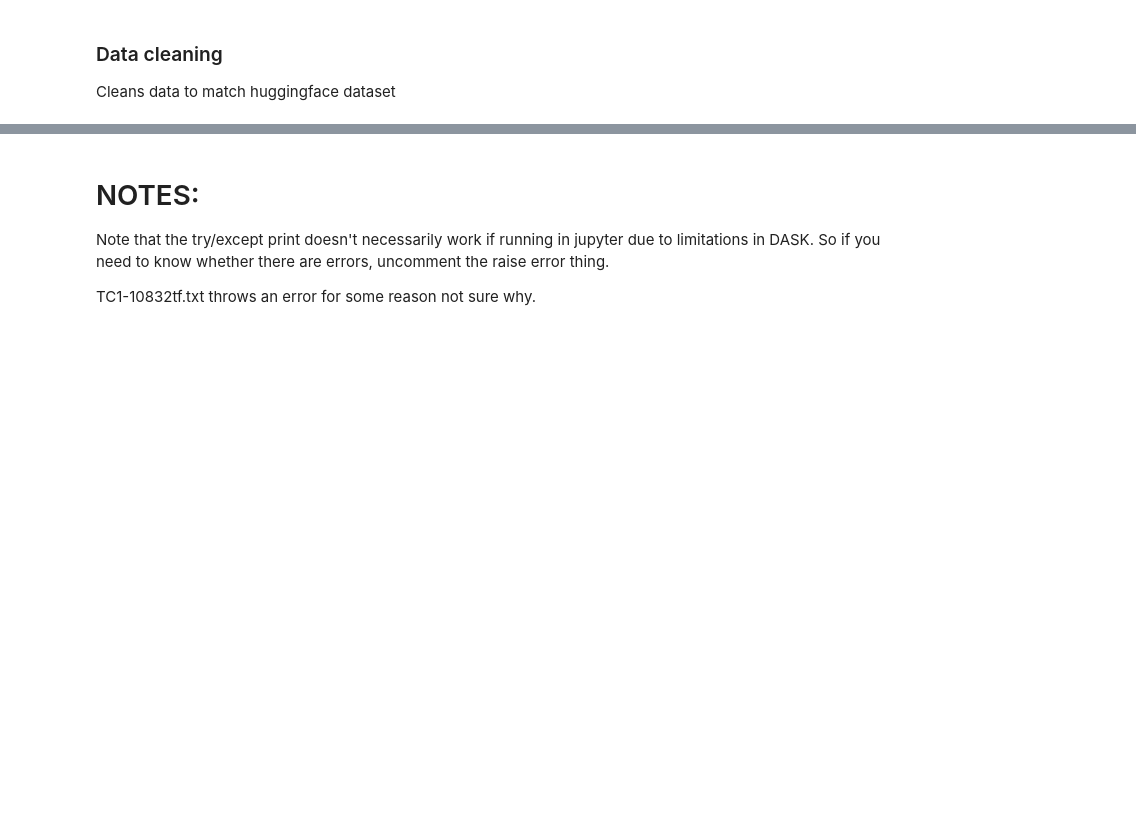
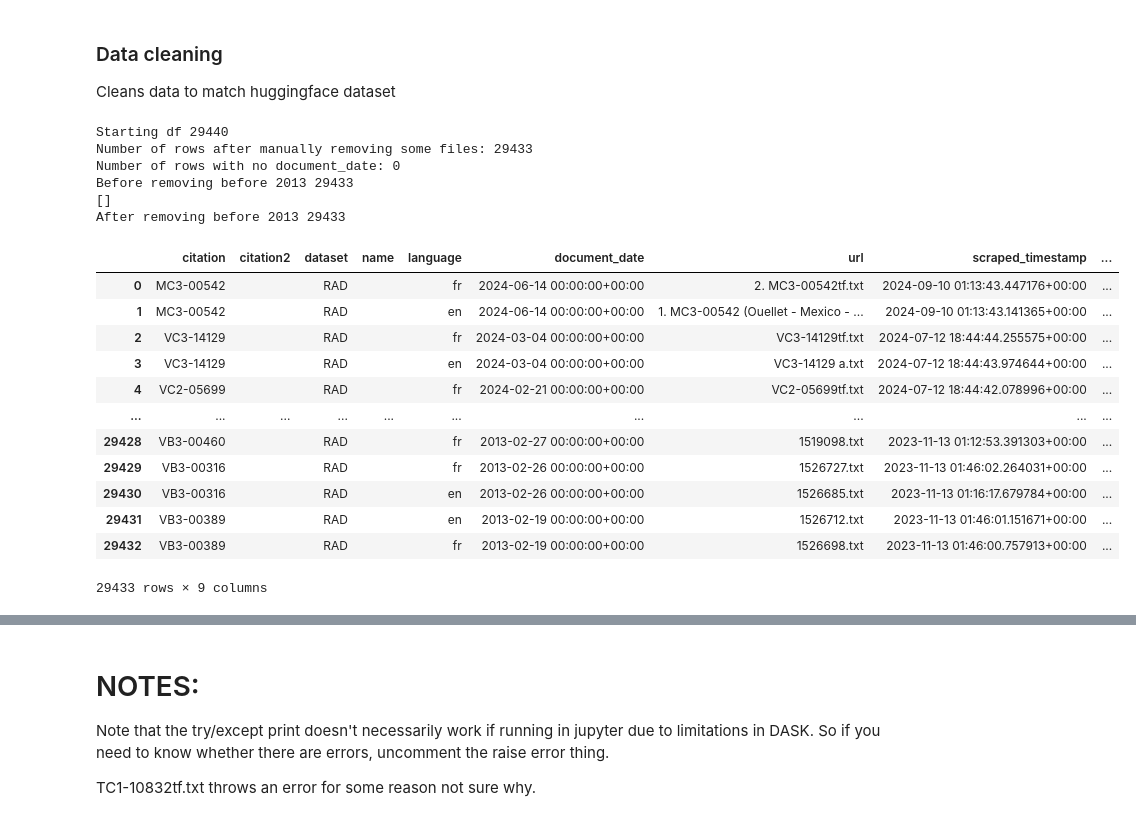
Before and after one commit to Refugee-Law-Lab/rad_bulk_data, a Jupyter notebook: a2aj_parse_rad_txt.ipynb, the cells around one changed output, grey strips where cells are left out. Cells and saved outputs as stored; diff of their text form; code cells hidden in the pictures; blank space fills up the shorter version.

```diff
--- a/a2aj_parse_rad_txt.ipynb
+++ b/a2aj_parse_rad_txt.ipynb
@@ -495,27 +547,22 @@ df.loc[df['url'] == '1577641.txt', 'document_date'] = pd.Timestamp('2014-06-23',
 df.loc[df['url'] == '1563624.txt', 'document_date'] = pd.Timestamp('2014-04-07', tz='UTC')
 df.loc[df['url'] == '1563601.txt', 'document_date'] = pd.Timestamp('2014-04-07', tz='UTC')
 df.loc[df['url'] == '1526721.txt', 'document_date'] = pd.Timestamp('2013-10-18', tz='UTC')
-
-
-
-# remove some problem files
-df = df[~((df['url'] == '3091929.txt'))]  # encoding didn't work, random characters
-df = df[~((df['url'] == '2757789.txt'))]  # encoding didn't work, random characters
-
-
-
+df.loc[df['url'] == '3091929.txt', 'document_date'] = pd.Timestamp('2019-06-11', tz='UTC')
+df.loc[df['url'] == '2757789.txt', 'document_date'] = pd.Timestamp('2016-02-23', tz='UTC')
+df.loc[df['url'] == '2901493.txt', 'document_date'] = pd.Timestamp('2018-03-16', tz='UTC')
+df.loc[df['url'] == '3546053.txt', 'document_date'] = pd.Timestamp('2021-01-12', tz='UTC')
+df.loc[df['url'] == '3229927.txt', 'document_date'] = pd.Timestamp('2020-01-24', tz='UTC')
+df.loc[df['url'] == '3229926.txt', 'document_date'] = pd.Timestamp('2020-01-24', tz='UTC')
 
 # remove a few rows where there is no matching other language decision, but multiple versions
-df = df[~((df['url'] == '1698365.txt'))]  # en one is missing, but fr one is there + multiple
 df = df[~((df['url'] == '2928118.txt'))]  # fr one is missing, but en one is there + multiple
-df = df[~((df['url'] == '3074046.txt'))]  # fr one is missing, but en one is there + multiple
 df = df[~((df['url'] == '3074046.txt'))]  # fr one is missing, but en one is there + multiple
 df = df[~((df['url'] == '2746200.txt'))]  # fr one is missing, but en one is there + multiple
 df = df[~((df['url'] == '3074119.txt'))]  # fr one is missing, but en one is there + multiple
 df = df[~((df['url'] == '3078334.txt'))]  # fr one is missing, but en one is there + multipl
 df = df[~((df['url'] == '2897171.txt'))]  # two fr same, no en, multiple.
 df = df[~((df['url'] == '2897172.txt'))]  # two fr same, no en, multiple.
-
+print("Number of rows after manually removing some files:", len(df))
 
 # manually fix some language issues
 df.loc[df['url'] == '1849447.txt', 'language'] = 'fr'
@@ -524,39 +571,57 @@ df.loc[df['url'] == '1831945.txt', 'language'] = 'fr'
 df.loc[df['url'] == '1831957.txt', 'language'] = 'fr'
 df.loc[df['url'] == '1698426.txt', 'language'] = 'fr'
 df.loc[df['url'] == '1526185.txt', 'language'] = 'fr'
 df.loc[df['url'] == '1691141.txt', 'language'] = 'fr'
 df.loc[df['url'] == '1691145.txt', 'language'] = 'fr'
 df.loc[df['url'] == '1849475.txt', 'language'] = 'fr'
 
-
-
 # fix dates format
 df['document_date'] = pd.to_datetime(df['document_date'], errors='coerce', utc=True)
 
 # Sort by document_date descending, so newest dates are first; NaT is last
 df = df.sort_values(by=['document_date', 'scraped_timestamp'], ascending=[False, False])
-
-# # Drop duplicates, keeping the first (i.e., the most recent document_date) ### MOVED TO EN/FR
-# df = df.drop_duplicates(subset=['unofficial_text'], keep='first')
-# print ("After removing duplicate unofficial text", len(df))
 
 # print number of rows with no document_date
 print("Number of rows with no document_date:", df['document_date'].isna().sum())
 
 
 # export to parquet the rows where there is no document_date
 df_no_date = df[df['document_date'].isna()]
 df_no_date.to_parquet("DATA/df_no_date.parquet", index=False)
 
 # Remove rows where document_date is before 2013
+print("Before removing before 2013", len(df))
+# print the rows where df[df['document_date'] >= pd.Timestamp('2013-01-01', tz='UTC')].reset_index(drop=True)
+print(df[df['document_date'] < pd.Timestamp('2013-01-01', tz='UTC')]['url'].tolist())
+
 df = df[df['document_date'] >= pd.Timestamp('2013-01-01', tz='UTC')].reset_index(drop=True)
 
 print ("After removing before 2013", len(df))
 
 # reset index
 df = df.reset_index(drop=True)
 
 df
+# %% [output]
+Starting df 29440
+Number of rows after manually removing some files: 29433
+Number of rows with no document_date: 0
+Before removing before 2013 29433
+[]
+After removing before 2013 29433
+|  | citation | citation2 | dataset | name | language | document_date | url | scraped_timestamp | ... |
+| 0 | MC3-00542 |  | RAD |  | fr | 2024-06-14 00:00:00+00:00 | 2. MC3-00542tf.txt | 2024-09-10 01:13:43.447176+00:00 | ... |
+| 1 | MC3-00542 |  | RAD |  | en | 2024-06-14 00:00:00+00:00 | 1. MC3-00542 (Ouellet - Mexico - ... | 2024-09-10 01:13:43.141365+00:00 | ... |
+| 2 | VC3-14129 |  | RAD |  | fr | 2024-03-04 00:00:00+00:00 | VC3-14129tf.txt | 2024-07-12 18:44:44.255575+00:00 | ... |
+| 3 | VC3-14129 |  | RAD |  | en | 2024-03-04 00:00:00+00:00 | VC3-14129 a.txt | 2024-07-12 18:44:43.974644+00:00 | ... |
+| 4 | VC2-05699 |  | RAD |  | fr | 2024-02-21 00:00:00+00:00 | VC2-05699tf.txt | 2024-07-12 18:44:42.078996+00:00 | ... |
+| ... | ... | ... | ... | ... | ... | ... | ... | ... | ... |
+| 29428 | VB3-00460 |  | RAD |  | fr | 2013-02-27 00:00:00+00:00 | 1519098.txt | 2023-11-13 01:12:53.391303+00:00 | ... |
+| 29429 | VB3-00316 |  | RAD |  | fr | 2013-02-26 00:00:00+00:00 | 1526727.txt | 2023-11-13 01:46:02.264031+00:00 | ... |
+| 29430 | VB3-00316 |  | RAD |  | en | 2013-02-26 00:00:00+00:00 | 1526685.txt | 2023-11-13 01:16:17.679784+00:00 | ... |
+| 29431 | VB3-00389 |  | RAD |  | en | 2013-02-19 00:00:00+00:00 | 1526712.txt | 2023-11-13 01:46:01.151671+00:00 | ... |
+| 29432 | VB3-00389 |  | RAD |  | fr | 2013-02-19 00:00:00+00:00 | 1526698.txt | 2023-11-13 01:46:00.757913+00:00 | ... |
+29433 rows × 9 columns
 # %%
 # Clean text of cases
 def clean_text(text):
```
Also changed, not shown: parts of 27 cells of this notebook.
